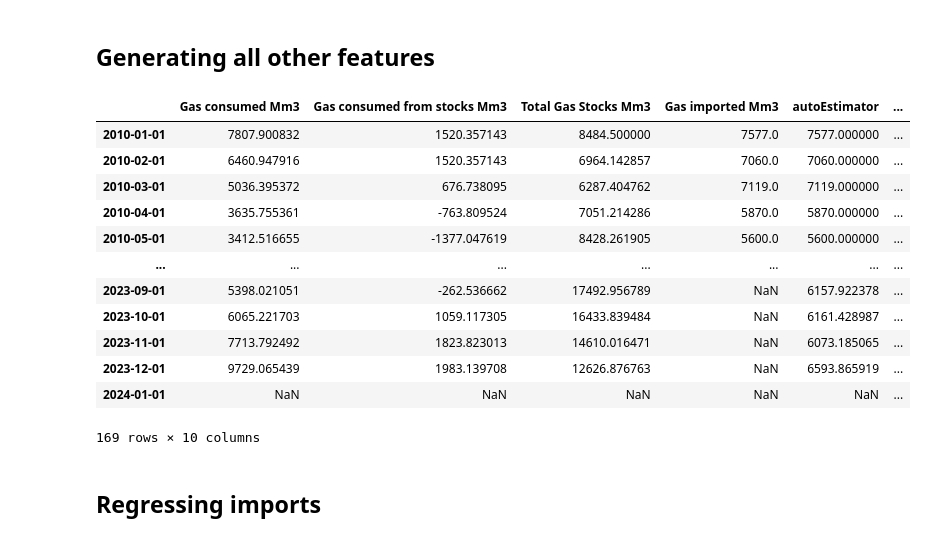
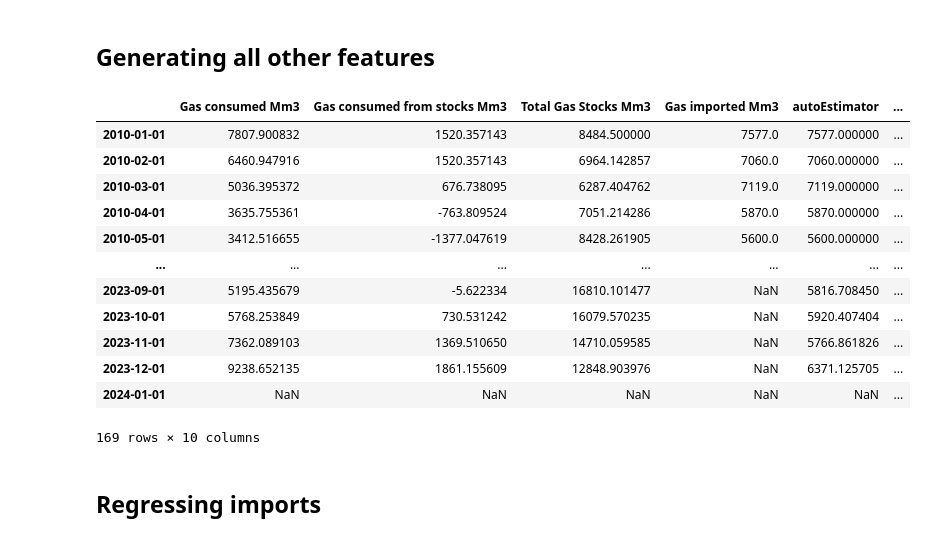
Before and after one commit to gaya22/Project_3_SEne, a Jupyter notebook: 04a_regression_imports.ipynb, the cells around one changed output. Cells and saved outputs as stored; diff of their text form; code cells hidden in the pictures.

```diff
--- a/04a_regression_imports.ipynb
+++ b/04a_regression_imports.ipynb
@@ -44,7 +64,7 @@ Y=Y[~np.isnan(Y)]
 model = AutoReg(Y, lags=[1,2,12,24,36,48,60], missing='drop')
 model_fit = model.fit()
 
-a = np.empty(12*4)
+a = np.empty(24)
 a[:] = np.nan
 Y = np.concatenate((Y,a))
 
@@ -62,7 +82,7 @@ plt.legend()
 forecast = forecast[~np.isnan(forecast)]
 forecast = forecast[:-1]
 
-dfIT.loc[pd.date_range(start='2020-01-01', end='2023-12-01', freq='MS'),'Gas consumed Mm3'] = forecast
+dfIT.loc[pd.date_range(start='2022-01-01', end='2023-12-01', freq='MS'),'Gas consumed Mm3'] = forecast
 # %% [output]
                             AutoReg Model Results
 ==============================================================================
@@ -96,7 +116,7 @@ Y=Y[~np.isnan(Y)]
 model = AutoReg(Y, lags=[1,2,12,24,36,48,60], missing='drop')
 model_fit = model.fit()
 
-a = np.empty(12*4)
+a = np.empty(12*2)
 a[:] = np.nan
 Y = np.concatenate((Y,a))
 
@@ -114,7 +134,7 @@ plt.legend()
 forecast = forecast[~np.isnan(forecast)]
 forecast = forecast[:-1]
 
-dfIT.loc[pd.date_range(start='2020-01-01', end='2023-12-01', freq='MS'),'Total Gas Stocks Mm3'] = forecast
+dfIT.loc[pd.date_range(start='2022-01-01', end='2023-12-01', freq='MS'),'Total Gas Stocks Mm3'] = forecast
 # %% [output]
                             AutoReg Model Results
 ==============================================================================
@@ -147,7 +167,7 @@ window = [1,12,24,26,48,60]
 model = AutoReg(Y, lags=window, missing='drop')
 model_fit = model.fit()
 
-a = np.empty(12*4)
+a = np.empty(12*2)
 a[:] = np.nan
 Y = np.concatenate((Y,a))
 
@@ -165,7 +185,7 @@ plt.legend()
 forecast = forecast[~np.isnan(forecast)]
 forecast = forecast[:-1]
 
-dfIT.loc[pd.date_range(start='2020-01-01', end='2023-12-01', freq='MS'),'ratio'] = forecast
+dfIT.loc[pd.date_range(start='2022-01-01', end='2023-12-01', freq='MS'),'ratio'] = forecast
 # %% [output]
                             AutoReg Model Results
 ==============================================================================
@@ -255,38 +275,38 @@ dfIT['sinMonth'] = (1 + np.sin((dfIT['Month']+2)/6*np.pi))/2 #January is numeric
 #Shifted features
 dfIT['Gas consumed last month Mm3'] = dfIT['Gas consumed Mm3'].shift(1) # Gas consumed the last month
 dfIT.loc[pd.to_datetime('2010-01-01',format="%Y-%m-%d"),'Gas consumed last month Mm3'] = dfIT.loc[pd.to_datetime('2010-02-01',format="%Y-%m-%d"),'Gas consumed Mm3']
 dfIT['Gas imported last month Mm3'] = dfIT['Gas imported Mm3'].shift(1) # Gas imported the last month
 dfIT.loc[pd.to_datetime('2010-01-01',format="%Y-%m-%d"),'Gas imported last month Mm3'] = dfIT.loc[pd.to_datetime('2010-02-01',format="%Y-%m-%d"),'Gas imported Mm3']
 
 #Balance features
 dfIT['Gas consumed from stocks Mm3'] = dfIT['Total Gas Stocks Mm3'].shift(1) - dfIT['Total Gas Stocks Mm3'] #Gas that exited the reserves in 1 month
 dfIT.loc[pd.to_datetime('2010-01-01',format="%Y-%m-%d"),'Gas consumed from stocks Mm3'] = dfIT.loc[pd.to_datetime('2010-02-01',format="%Y-%m-%d"),'Gas consumed from stocks Mm3']
 dfIT['Net new gas (appx) Mm3'] = dfIT['Gas consumed Mm3'] - dfIT['Gas consumed from stocks Mm3']
 dfIT['Net new gas (appx) last month Mm3'] = dfIT['Net new gas (appx) Mm3'].shift(1)
 dfIT.loc[pd.to_datetime('2010-01-01',format="%Y-%m-%d"),'Net new gas (appx) last month Mm3'] = dfIT.loc[pd.to_datetime('2010-02-01',format="%Y-%m-%d"),'Net new gas (appx) last month Mm3']
 
 #ratio features
 dfIT['sine_ratio1'] = sinfunc(dfIT['Month'], res1['amp'], res1['omega'], res1['phase'], res1['offset'])
 dfIT['sinEstimator1'] = dfIT['Gas consumed Mm3']*dfIT['sine_ratio1']
 
 #Generating columns for imported gas and similar features
-dfIT.loc[pd.date_range(start=pd.to_datetime('2020-01-01',format="%Y-%m-%d"), end=dfIT.index[-1], freq='MS'),'Gas imported Mm3'] = np.nan
+dfIT.loc[pd.date_range(start=pd.to_datetime('2022-01-01',format="%Y-%m-%d"), end=dfIT.index[-1], freq='MS'),'Gas imported Mm3'] = np.nan
 
 dfIT = dfIT.drop(columns=['Month','sinMonth','ratio','sine_ratio1'])
 
 display(dfIT)
 # %% [output]
 |  | Gas consumed Mm3 | Gas consumed from stocks Mm3 | Total Gas Stocks Mm3 | Gas imported Mm3 | autoEstimator | ... |
 | 2010-01-01 | 7807.900832 | 1520.357143 | 8484.500000 | 7577.0 | 7577.000000 | ... |
 | 2010-02-01 | 6460.947916 | 1520.357143 | 6964.142857 | 7060.0 | 7060.000000 | ... |
 | 2010-03-01 | 5036.395372 | 676.738095 | 6287.404762 | 7119.0 | 7119.000000 | ... |
 | 2010-04-01 | 3635.755361 | -763.809524 | 7051.214286 | 5870.0 | 5870.000000 | ... |
 | 2010-05-01 | 3412.516655 | -1377.047619 | 8428.261905 | 5600.0 | 5600.000000 | ... |
 | ... | ... | ... | ... | ... | ... | ... |
-| 2023-09-01 | 5398.021051 | -262.536662 | 17492.956789 | NaN | 6157.922378 | ... |
-| 2023-10-01 | 6065.221703 | 1059.117305 | 16433.839484 | NaN | 6161.428987 | ... |
-| 2023-11-01 | 7713.792492 | 1823.823013 | 14610.016471 | NaN | 6073.185065 | ... |
-| 2023-12-01 | 9729.065439 | 1983.139708 | 12626.876763 | NaN | 6593.865919 | ... |
+| 2023-09-01 | 5195.435679 | -5.622334 | 16810.101477 | NaN | 5816.708450 | ... |
+| 2023-10-01 | 5768.253849 | 730.531242 | 16079.570235 | NaN | 5920.407404 | ... |
+| 2023-11-01 | 7362.089103 | 1369.510650 | 14710.059585 | NaN | 5766.861826 | ... |
+| 2023-12-01 | 9238.652135 | 1861.155609 | 12848.903976 | NaN | 6371.125705 | ... |
 | 2024-01-01 | NaN | NaN | NaN | NaN | NaN | ... |
 169 rows × 10 columns
 # %% [markdown]
```
Also changed, not shown: parts of 10 cells of this notebook.
